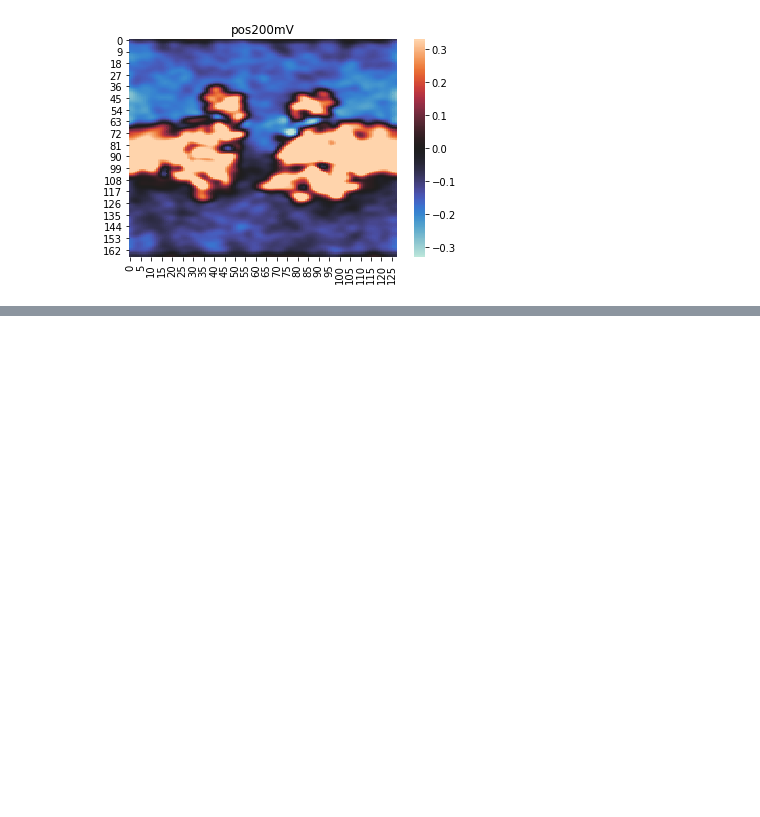
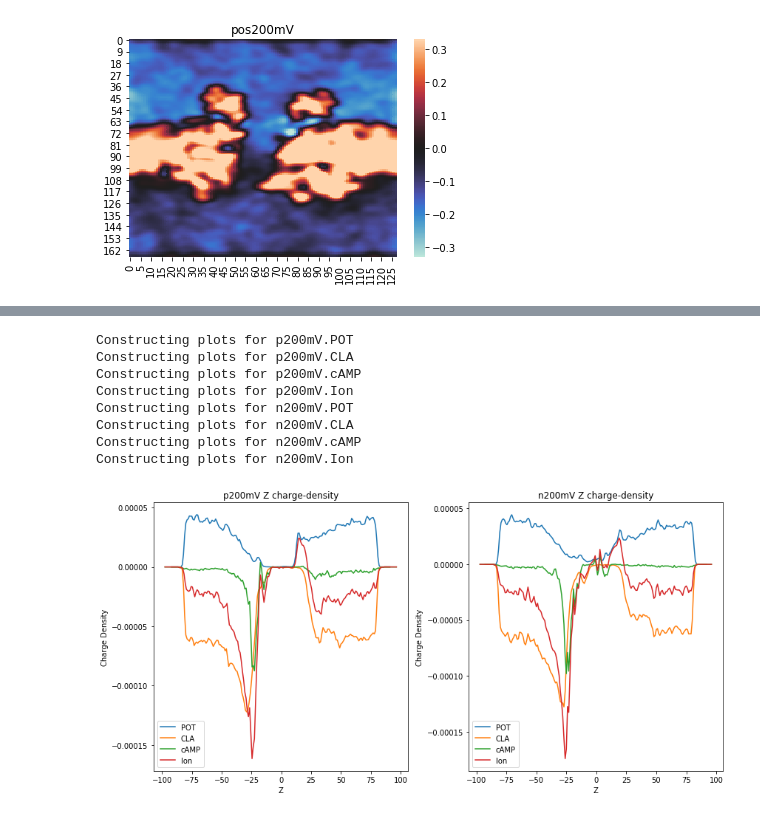
Before and after one commit to wesleymsmith/CX26_PME_Analysis, a Jupyter notebook: PME_Analysis_Notebook.ipynb, the cells around one changed output, grey strips where cells are left out. Drawn from its saved outputs; the diff is of its cells as text; code cells hidden in the pictures; blank space fills up the shorter version.

Commit message:
analyzed ion charge density distributions

```diff
--- a/PME_Analysis_Notebook.ipynb
+++ b/PME_Analysis_Notebook.ipynb
@@ -94,0 +113,13 @@ plt.show()
+# %%
+densityMapDict={}
+ionNameList=['POT','CLA','cAMP','Ion']
+simNameList=['p200mV','n200mV']
+dataDir='.'
+for simName in simNameList:
+    for ionName in ionNameList:
+        dictKey='.'.join([simName,ionName])
+        fileName='.'.join([dictKey+'_Density','dx'])
+        filePath='/'.join([dataDir,fileName])
+        print("Loading %s; "%fileName,end="")
+        densityMapDict[dictKey]=Grid(filePath)
+        print(densityMapDict[dictKey].grid.shape,"volumetric grid loaded")
@@ -94,0 +135,50 @@ plt.show()
+# %%
+fig,axs=plt.subplots(
+    nrows=1, #len(ionNameList)+1, #
+    ncols=len(simNameList)
+    )
+
+fig.set_figwidth(12)
+fig.set_figheight(
+        6 #11.0*(len(ionNameList)+1)/len(simNameList)
+    )
+
+for iSim,simName in enumerate(simNameList):
+    for iIon,ionName in enumerate(ionNameList):
+        print("Constructing plots for {sim}.{ion}".format(sim=simName,ion=ionName))
+        dataKey='.'.join([simName,ionName])
+        densityData=densityMapDict[dataKey].grid
+
+        zDensity=np.mean(densityData,axis=(0,1))
+        #zDensity=zDensity/np.sum(zDensity)
+        #ax=axs[0][iSim]
+        ax=axs[iSim]
+        sns.lineplot(
+            x=np.arange(densityData.shape[2])-densityData.shape[2]/2,
+            y=zDensity,
+            label=ionName,ax=ax)
+        ax.set_title('{sim} Z charge-density'.format(sim=simName))
+        ax.set_xlabel('Z')
+        ax.set_ylabel('Charge Density')
+
+        #ymid=int(np.round(densityData.shape[1]/2.))
+        #xzDensity=np.rot90(densityData[:,ymid,:])
+        ##xzDensity=xzDensity/np.sum(xzDensity)
+        #ax=axs[iIon+1][iSim]
+        #sns.heatmap(xzDensity,vmin=0,ax=ax)
+        #ax.set_title('{sim}.{ion} XZ charge-density'.format(
+        #    sim=simName,ion=ionName))
+        #ax.set_xlabel('X')
+        #ax.set_ylabel('Z')
+plt.tight_layout()
+plt.show()
+# %% [output]
+Constructing plots for p200mV.POT
+Constructing plots for p200mV.CLA
+Constructing plots for p200mV.cAMP
+Constructing plots for p200mV.Ion
+Constructing plots for n200mV.POT
+Constructing plots for n200mV.CLA
+Constructing plots for n200mV.cAMP
+Constructing plots for n200mV.Ion
+[figure, added]
```
Also changed, not shown: parts of 4 cells of this notebook, 8 other files.
